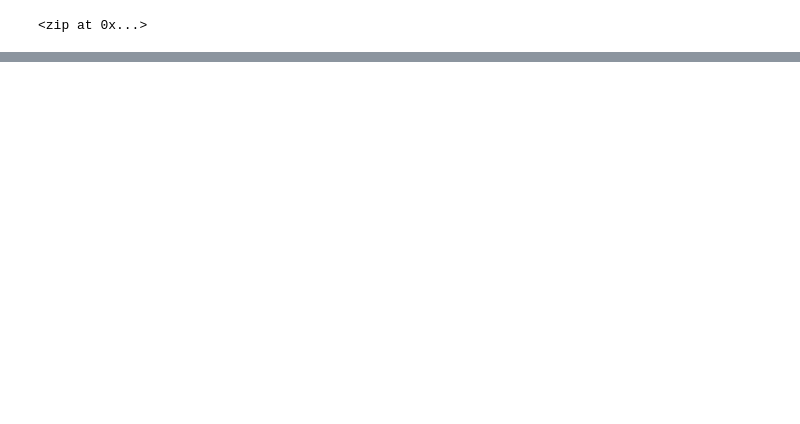
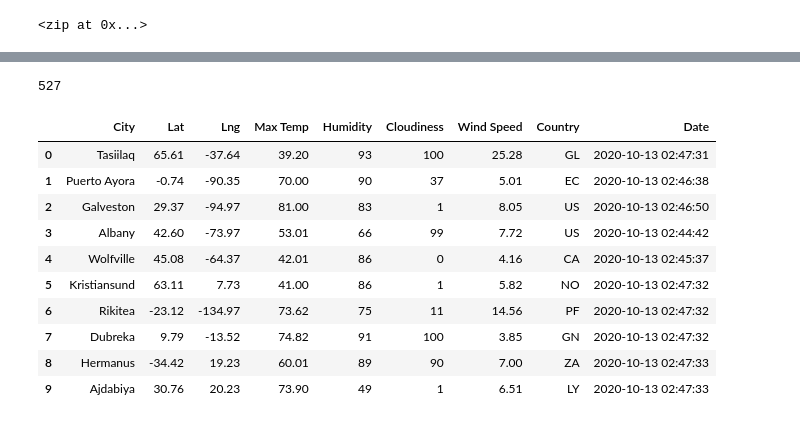
Before and after one commit to catderohan/World_Weather_Analysis, a Jupyter notebook: WeatherPy.ipynb, the cells around one changed output, grey strips where cells are left out. Cells and saved outputs as stored; diff of their text form; code cells hidden in the pictures; blank space fills up the shorter version.

```diff
--- a/WeatherPy.ipynb
+++ b/WeatherPy.ipynb
@@ -33,0 +171,19 @@ len(cities)
+# %%
+len(city_data)
+# %% [output]
+527
+# %%
+city_data_df = pd.DataFrame(city_data)
+city_data_df.head(10)
+# %% [output]
+|  | City | Lat | Lng | Max Temp | Humidity | Cloudiness | Wind Speed | Country | Date |
+| 0 | Tasiilaq | 65.61 | -37.64 | 39.20 | 93 | 100 | 25.28 | GL | 2020-10-13 02:47:31 |
+| 1 | Puerto Ayora | -0.74 | -90.35 | 70.00 | 90 | 37 | 5.01 | EC | 2020-10-13 02:46:38 |
+| 2 | Galveston | 29.37 | -94.97 | 81.00 | 83 | 1 | 8.05 | US | 2020-10-13 02:46:50 |
+| 3 | Albany | 42.60 | -73.97 | 53.01 | 66 | 99 | 7.72 | US | 2020-10-13 02:44:42 |
+| 4 | Wolfville | 45.08 | -64.37 | 42.01 | 86 | 0 | 4.16 | CA | 2020-10-13 02:45:37 |
+| 5 | Kristiansund | 63.11 | 7.73 | 41.00 | 86 | 1 | 5.82 | NO | 2020-10-13 02:47:32 |
+| 6 | Rikitea | -23.12 | -134.97 | 73.62 | 75 | 11 | 14.56 | PF | 2020-10-13 02:47:32 |
+| 7 | Dubreka | 9.79 | -13.52 | 74.82 | 91 | 100 | 3.85 | GN | 2020-10-13 02:47:32 |
+| 8 | Hermanus | -34.42 | 19.23 | 60.01 | 89 | 90 | 7.00 | ZA | 2020-10-13 02:47:33 |
+| 9 | Ajdabiya | 30.76 | 20.23 | 73.90 | 49 | 1 | 6.51 | LY | 2020-10-13 02:47:33 |
```
Also changed, not shown: parts of 10 cells of this notebook, 3 other files.
